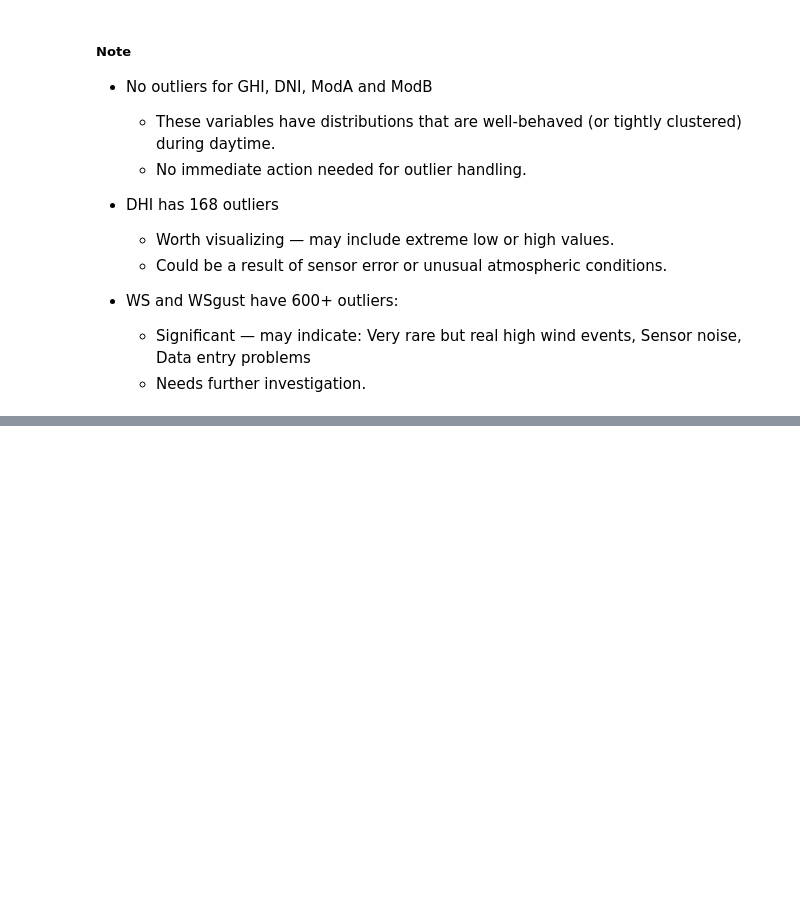
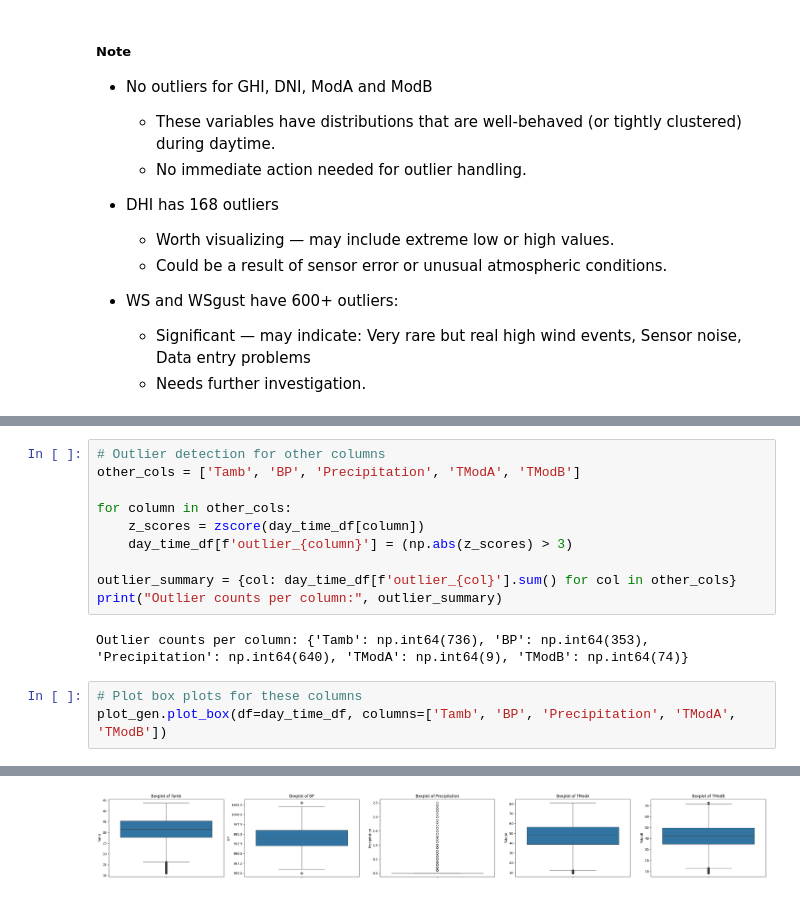
Before and after one commit to Ty-Miki/solar-challenge-week0, a Jupyter notebook: notebooks/eda_benin.ipynb, the cells around one changed output, grey strips where cells are left out. Saved outputs shown, nothing was run; the diff lists cells and outputs as text; blank space fills up the shorter version.

```diff
--- a/notebooks/eda_benin.ipynb
+++ b/notebooks/eda_benin.ipynb
@@ -153,0 +211,16 @@ Outlier counts per column: {'GHI': np.int64(0), 'DNI': np.int64(0), 'DHI': np.in
+# %%
+# Outlier detection for other columns
+other_cols = ['Tamb', 'BP', 'Precipitation', 'TModA', 'TModB']
+
+for column in other_cols:
+    z_scores = zscore(day_time_df[column])
+    day_time_df[f'outlier_{column}'] = (np.abs(z_scores) > 3)
+
+outlier_summary = {col: day_time_df[f'outlier_{col}'].sum() for col in other_cols}
+print("Outlier counts per column:", outlier_summary)
+# %% [output]
+Outlier counts per column: {'Tamb': np.int64(736), 'BP': np.int64(353), 'Precipitation': np.int64(640), 'TModA': np.int64(9), 'TModB': np.int64(74)}
+# %%
+# Plot box plots for these columns
+plot_gen.plot_box(df=day_time_df, columns=['Tamb', 'BP', 'Precipitation', 'TModA', 'TModB'])
+# %% [output]
@@ -153,0 +232 @@ Outlier counts per column: {'GHI': np.int64(0), 'DNI': np.int64(0), 'DHI': np.in
+[figure, added]
```
Also changed, not shown: parts of 11 cells of this notebook.
